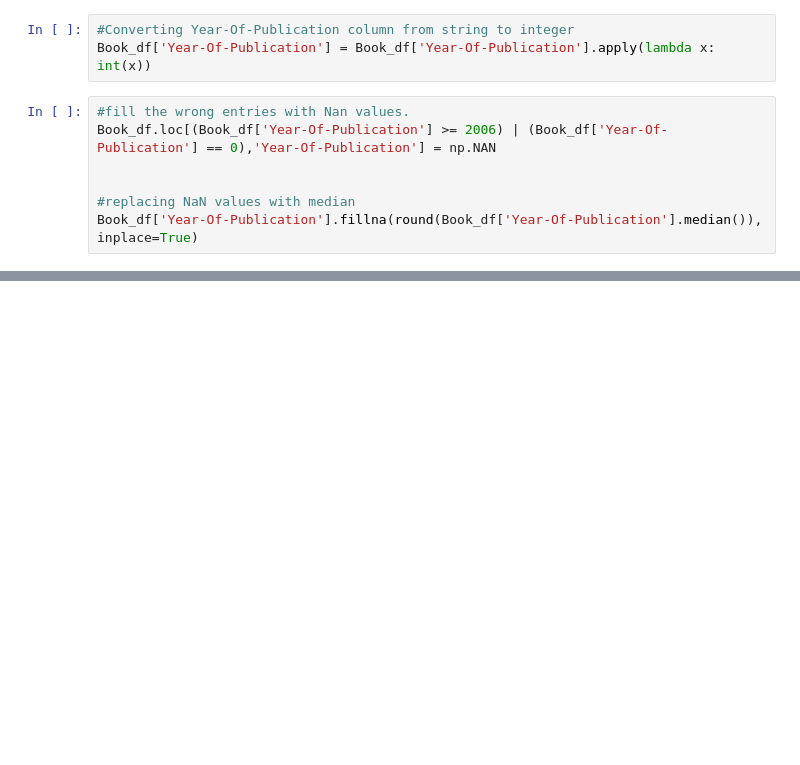
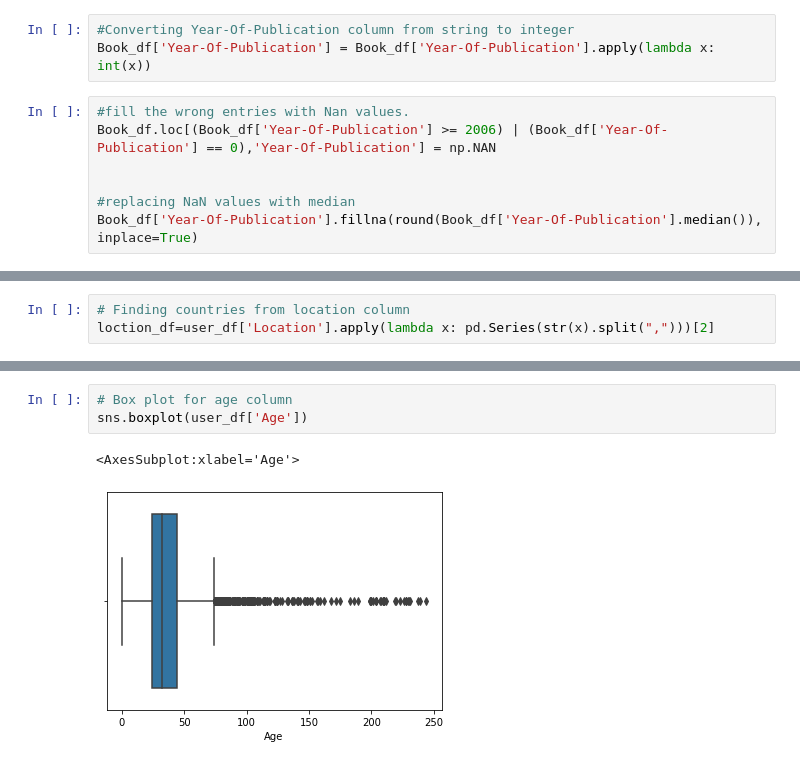
Before and after one commit to mukteshsingh95/Book-Recommendation-System, a Jupyter notebook: Book_Recommendation_System.ipynb, the cells around one changed output, grey strips where cells are left out. Saved outputs shown, nothing was run; the diff lists cells and outputs as text; blank space fills up the shorter version.

```diff
--- a/Book_Recommendation_System.ipynb
+++ b/Book_Recommendation_System.ipynb
@@ -271,0 +313,3 @@ sns.distplot(Book_df['Year-Of-Publication'])
+# %%
+# Finding countries from location column
+loction_df=user_df['Location'].apply(lambda x: pd.Series(str(x).split(",")))[2]
@@ -271,0 +388,6 @@ sns.distplot(Book_df['Year-Of-Publication'])
+# %%
+# Box plot for age column
+sns.boxplot(user_df['Age'])
+# %% [output]
+<AxesSubplot:xlabel='Age'>
+[figure, added]
```
Also changed, not shown: parts of 21 cells of this notebook.
